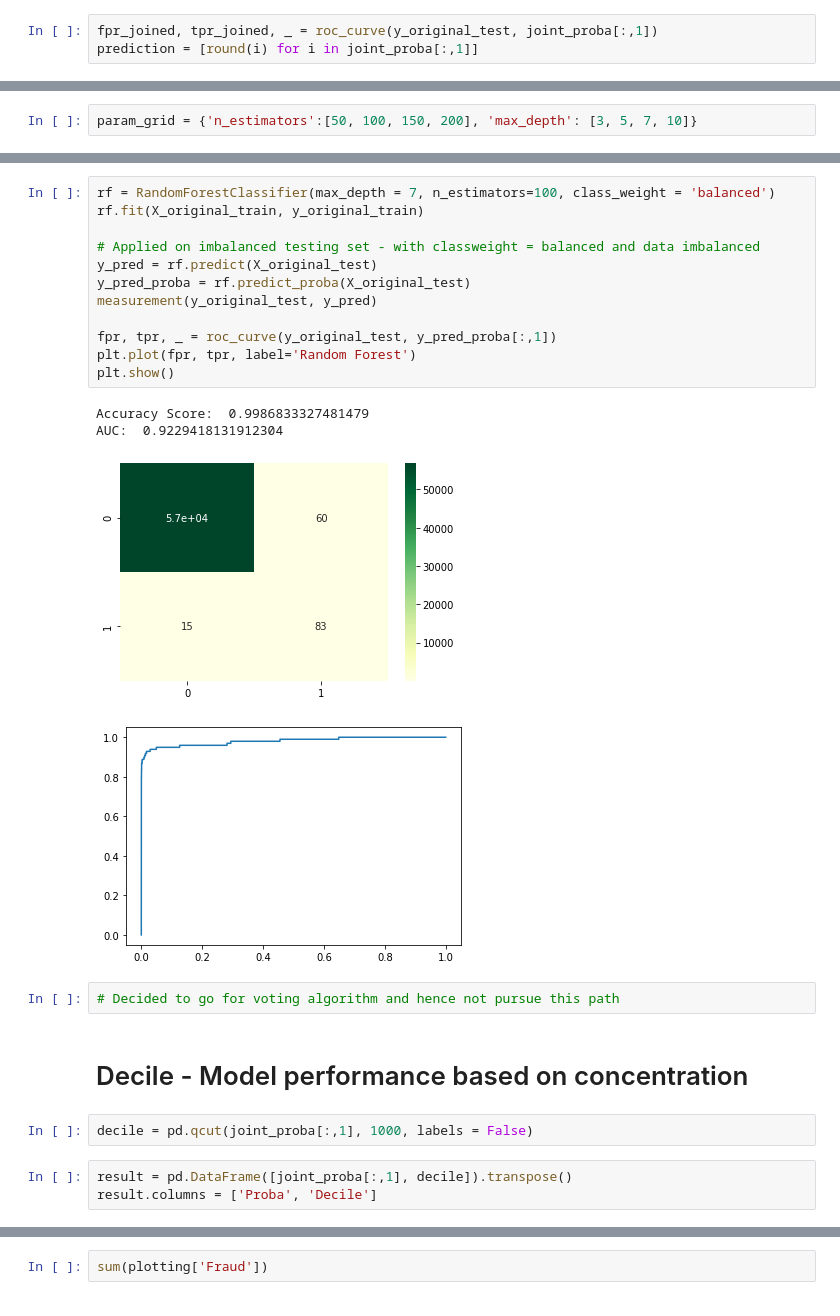
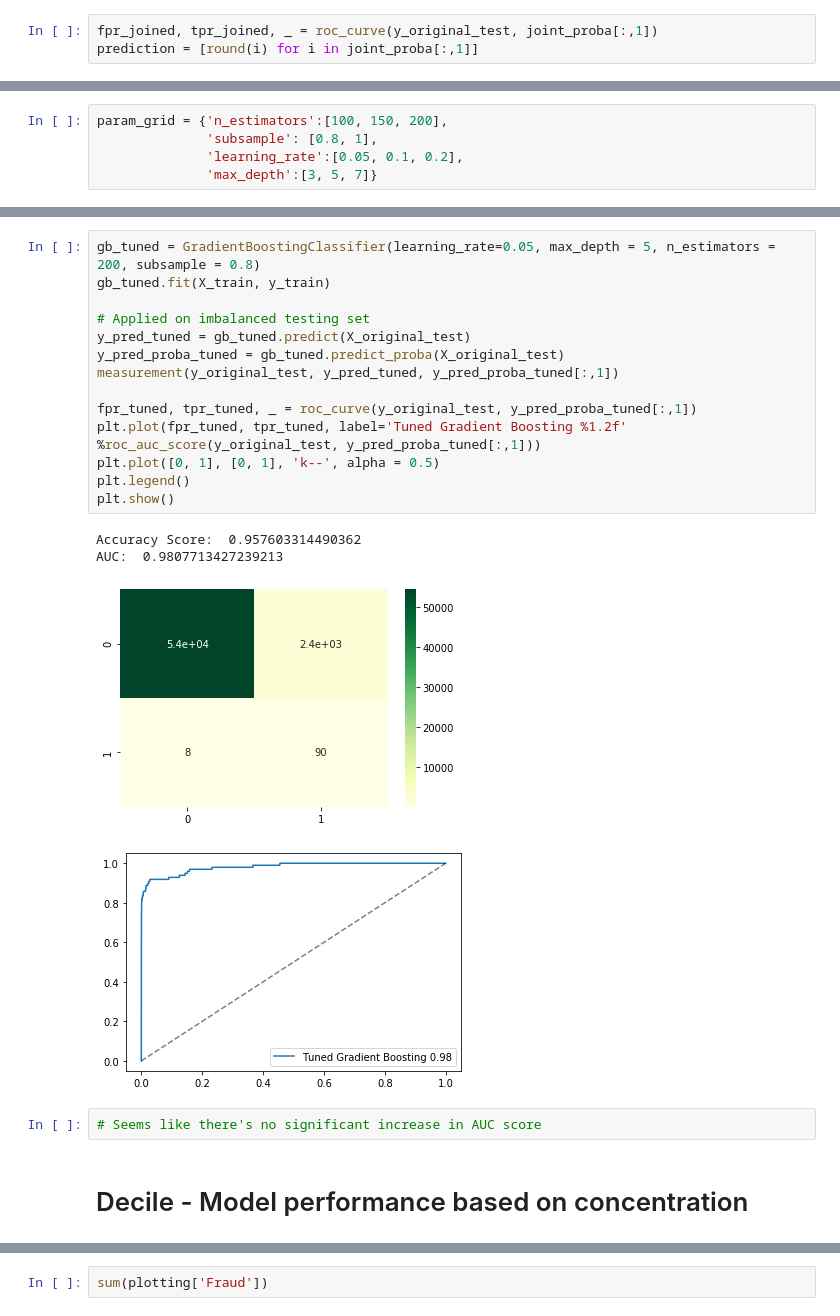
Before and after one commit to hychhh/Credit-Card-Fraud, a Jupyter notebook: Credit Card Fraud.ipynb, the cells around one changed output, grey strips where cells are left out. Drawn from its saved outputs; the diff is of its cells as text.

```diff
--- a/Credit Card Fraud.ipynb
+++ b/Credit Card Fraud.ipynb
@@ -258,3 +268,6 @@ plt.show()
 # %%
-param_grid = {'n_estimators':[50, 100, 150, 200], 'max_depth': [3, 5, 7, 10]}
+param_grid = {'n_estimators':[100, 150, 200],
+              'subsample': [0.8, 1],
+              'learning_rate':[0.05, 0.1, 0.2],
+              'max_depth':[3, 5, 7]}
 # %%
@@ -271,26 +284,23 @@ rf_cv.best_score_
-# %%
-rf = RandomForestClassifier(max_depth = 7, n_estimators=100, class_weight = 'balanced')
-rf.fit(X_original_train, y_original_train)
-
-# Applied on imbalanced testing set - with classweight = balanced and data imbalanced
-y_pred = rf.predict(X_original_test)
-y_pred_proba = rf.predict_proba(X_original_test)
-measurement(y_original_test, y_pred)
-
-fpr, tpr, _ = roc_curve(y_original_test, y_pred_proba[:,1])
-plt.plot(fpr, tpr, label='Random Forest')
-plt.show()
-# %% [output]
-Accuracy Score:  0.9986833327481479
-AUC:  0.9229418131912304
-[figure, removed]
-[figure, removed]
-# %%
-# Decided to go for voting algorithm and hence not pursue this path
+# %%
+gb_tuned = GradientBoostingClassifier(learning_rate=0.05, max_depth = 5, n_estimators = 200, subsample = 0.8)
+gb_tuned.fit(X_train, y_train)
+
+# Applied on imbalanced testing set
+y_pred_tuned = gb_tuned.predict(X_original_test)
+y_pred_proba_tuned = gb_tuned.predict_proba(X_original_test)
+measurement(y_original_test, y_pred_tuned, y_pred_proba_tuned[:,1])
+
+fpr_tuned, tpr_tuned, _ = roc_curve(y_original_test, y_pred_proba_tuned[:,1])
+plt.plot(fpr_tuned, tpr_tuned, label='Tuned Gradient Boosting %1.2f' %roc_auc_score(y_original_test, y_pred_proba_tuned[:,1]))
+plt.plot([0, 1], [0, 1], 'k--', alpha = 0.5)
+plt.legend()
+plt.show()
+# %% [output]
+Accuracy Score:  0.957603314490362
+AUC:  0.9807713427239213
+[figure, added]
+[figure, added]
+# %%
+# Seems like there's no significant increase in AUC score
 # %% [markdown]
 # Decile - Model performance based on concentration
-# %%
-decile = pd.qcut(joint_proba[:,1], 1000, labels = False)
-# %%
-result = pd.DataFrame([joint_proba[:,1], decile]).transpose()
-result.columns = ['Proba', 'Decile']
```
Also changed, not shown: parts of 31 cells of this notebook.
